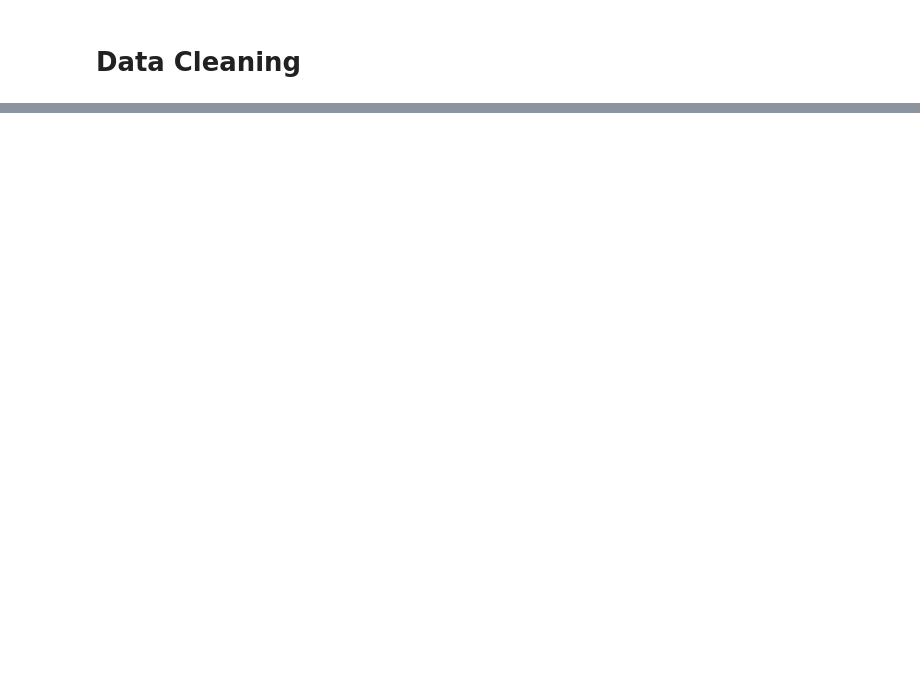
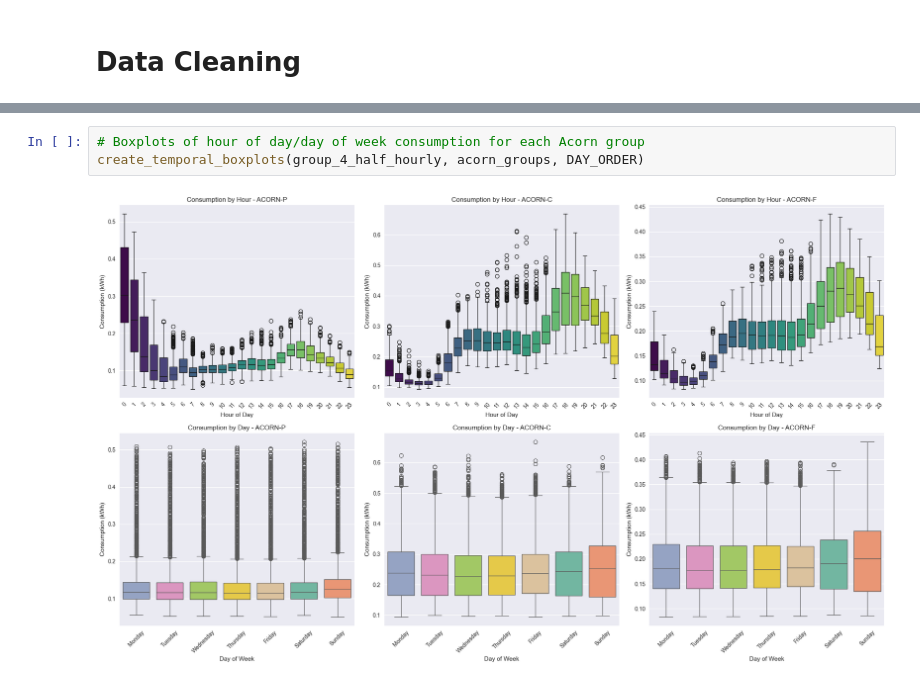
Before and after one commit to thiagonarcizo/Forecast-of-Electricity-Consumption, a Jupyter notebook: notebooks_thiago/01_data_exploration.ipynb, the cells around one changed output, grey strips where cells are left out. Drawn from its saved outputs; the diff is of its cells as text; blank space fills up the shorter version.

```diff
--- a/notebooks_thiago/01_data_exploration.ipynb
+++ b/notebooks_thiago/01_data_exploration.ipynb
@@ -118,0 +533,5 @@ Problematic dataframes (6): ['acorn_details', 'temperatures', 'weather_daily', '
+# %%
+# Boxplots of hour of day/day of week consumption for each Acorn group
+create_temporal_boxplots(group_4_half_hourly, acorn_groups, DAY_ORDER)
+# %% [output]
+[figure, added]
```
Also changed, not shown: parts of 19 cells of this notebook.
